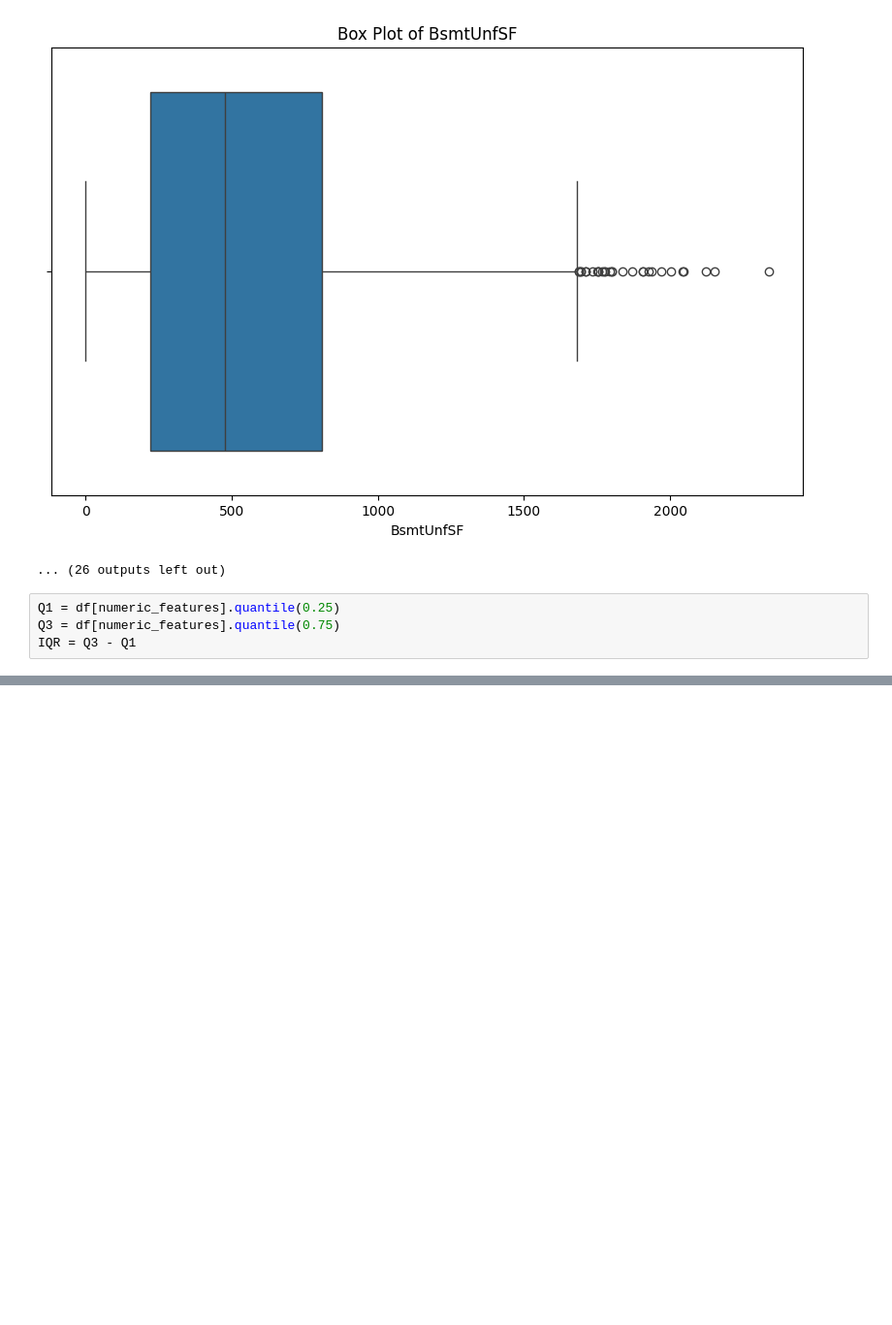
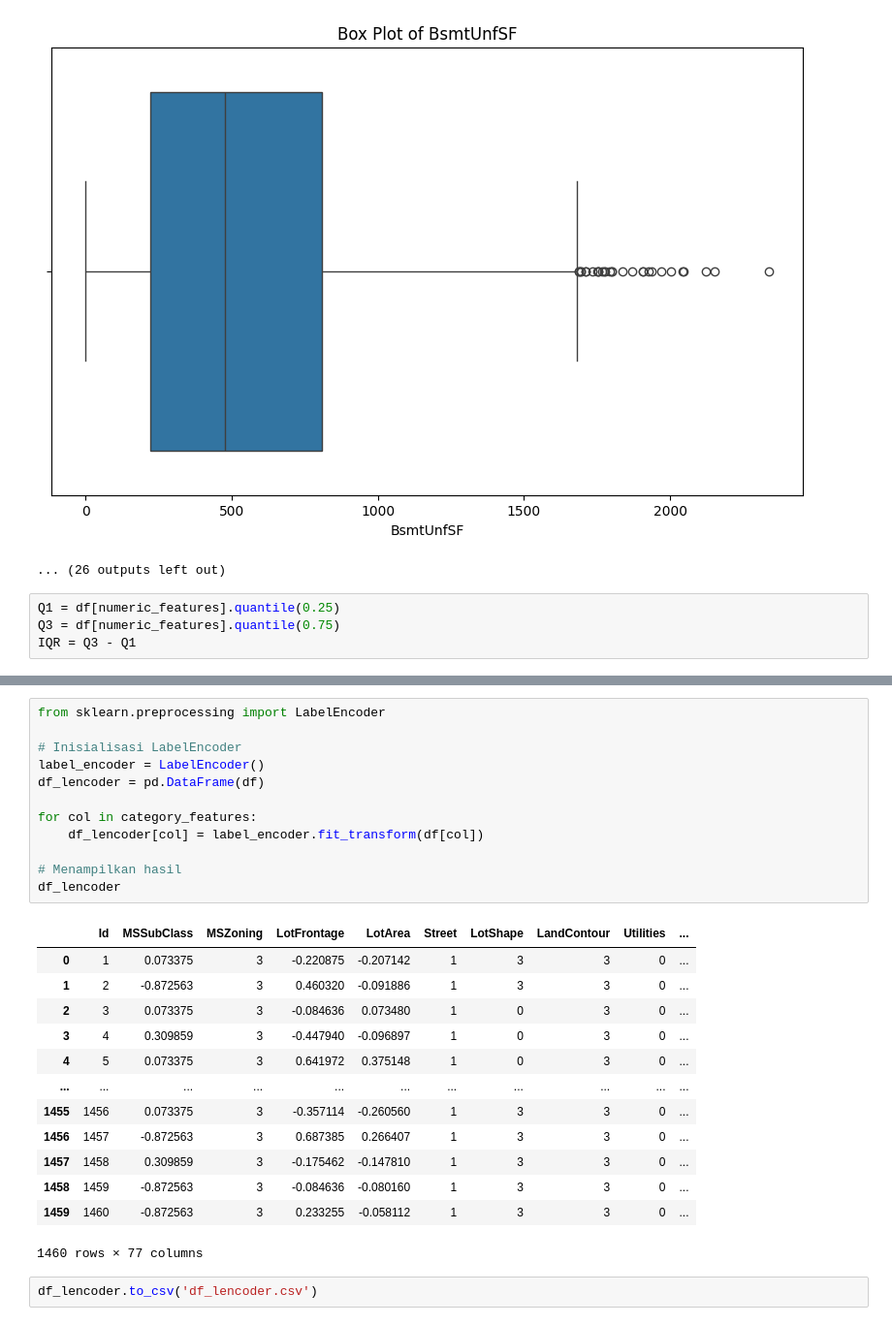
Before and after one commit to fkrhykal/dicoding-house-pricing, a Jupyter notebook: cleaning.ipynb, the cells around one changed output, grey strips where cells are left out. Shown at 97% size. Saved outputs shown, nothing was run; the diff lists cells and outputs as text; blank space fills up the shorter version.

```diff
--- a/cleaning.ipynb
+++ b/cleaning.ipynb
@@ -118,0 +185,28 @@ Series([], dtype: int64)
+# %%
+from sklearn.preprocessing import LabelEncoder
+
+# Inisialisasi LabelEncoder
+label_encoder = LabelEncoder()
+df_lencoder = pd.DataFrame(df)
+
+for col in category_features:
+    df_lencoder[col] = label_encoder.fit_transform(df[col])
+
+# Menampilkan hasil
+df_lencoder
+# %% [output]
+|  | Id | MSSubClass | MSZoning | LotFrontage | LotArea | Street | LotShape | LandContour | Utilities | ... |
+| 0 | 1 | 0.073375 | 3 | -0.220875 | -0.207142 | 1 | 3 | 3 | 0 | ... |
+| 1 | 2 | -0.872563 | 3 | 0.460320 | -0.091886 | 1 | 3 | 3 | 0 | ... |
+| 2 | 3 | 0.073375 | 3 | -0.084636 | 0.073480 | 1 | 0 | 3 | 0 | ... |
+| 3 | 4 | 0.309859 | 3 | -0.447940 | -0.096897 | 1 | 0 | 3 | 0 | ... |
+| 4 | 5 | 0.073375 | 3 | 0.641972 | 0.375148 | 1 | 0 | 3 | 0 | ... |
+| ... | ... | ... | ... | ... | ... | ... | ... | ... | ... | ... |
+| 1455 | 1456 | 0.073375 | 3 | -0.357114 | -0.260560 | 1 | 3 | 3 | 0 | ... |
+| 1456 | 1457 | -0.872563 | 3 | 0.687385 | 0.266407 | 1 | 3 | 3 | 0 | ... |
+| 1457 | 1458 | 0.309859 | 3 | -0.175462 | -0.147810 | 1 | 3 | 3 | 0 | ... |
+| 1458 | 1459 | -0.872563 | 3 | -0.084636 | -0.080160 | 1 | 3 | 3 | 0 | ... |
+| 1459 | 1460 | -0.872563 | 3 | 0.233255 | -0.058112 | 1 | 3 | 3 | 0 | ... |
+1460 rows × 77 columns
+# %%
+df_lencoder.to_csv('df_lencoder.csv')
```
Also changed, not shown: parts of 12 cells of this notebook, 1 other file.
